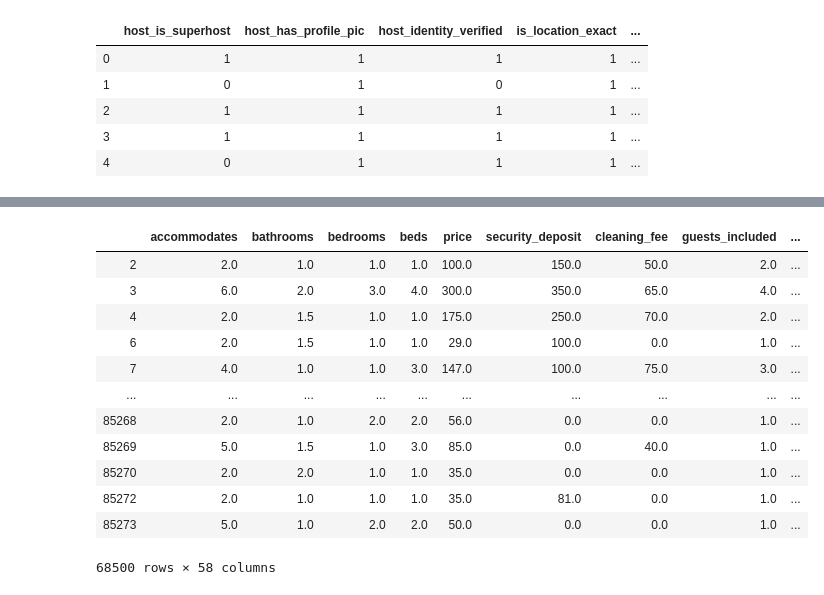
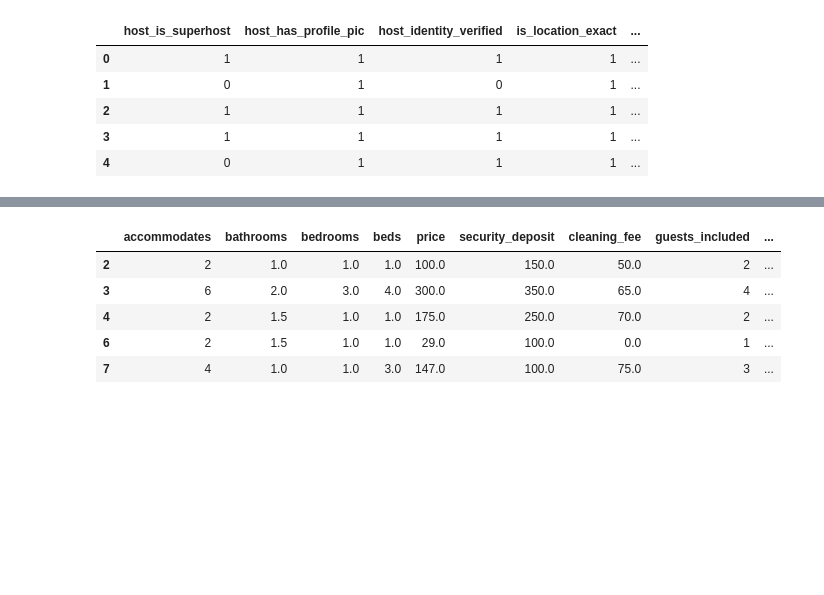
Before and after one commit to inesa-lisnic/Predicting-London-Airbnb-Prices-, a Jupyter notebook: london_airbnb.ipynb, the cells around one changed output, grey strips where cells are left out. Saved outputs shown, nothing was run; the diff lists cells and outputs as text; code cells hidden in the pictures; blank space fills up the shorter version.

```diff
--- a/london_airbnb.ipynb
+++ b/london_airbnb.ipynb
@@ -31,7 +31,7 @@ pd.set_option('max_colwidth', 20)
 #Get the latest listings.csv.gz from http://insideairbnb.com/get-the-data.html
 #Then convert it to pandas dataframe
 
-df_london = pd.read_csv("/Users/valmadrid/DataScienceBootcamp/Projects/Mod4/London Airbnb Listing Detailed.csv")
+df_london = pd.read_csv("listings 2.csv")
 #df_london = pd.read_csv("http://data.insideairbnb.com/united-kingdom/england/london/2019-09-14/data/listings.csv.gz")
 # %%
 df_london.head()
@@ -401,21 +418,14 @@ columns.remove("price")
 # plt.show()
 # %%
 df_londonairbnb_final = pd.concat([df_londonairbnb_cf_cleaned, df_londonairbnb.drop(df_londonairbnb_cf_cleaned.columns, axis = 1)], axis = 1, join = "inner")
-df_londonairbnb_final
+df_londonairbnb_final.head()
 # %% [output]
 |  | accommodates | bathrooms | bedrooms | beds | price | security_deposit | cleaning_fee | guests_included | ... |
-| 2 | 2.0 | 1.0 | 1.0 | 1.0 | 100.0 | 150.0 | 50.0 | 2.0 | ... |
-| 3 | 6.0 | 2.0 | 3.0 | 4.0 | 300.0 | 350.0 | 65.0 | 4.0 | ... |
-| 4 | 2.0 | 1.5 | 1.0 | 1.0 | 175.0 | 250.0 | 70.0 | 2.0 | ... |
-| 6 | 2.0 | 1.5 | 1.0 | 1.0 | 29.0 | 100.0 | 0.0 | 1.0 | ... |
-| 7 | 4.0 | 1.0 | 1.0 | 3.0 | 147.0 | 100.0 | 75.0 | 3.0 | ... |
-| ... | ... | ... | ... | ... | ... | ... | ... | ... | ... |
-| 85268 | 2.0 | 1.0 | 2.0 | 2.0 | 56.0 | 0.0 | 0.0 | 1.0 | ... |
-| 85269 | 5.0 | 1.5 | 1.0 | 3.0 | 85.0 | 0.0 | 40.0 | 1.0 | ... |
-| 85270 | 2.0 | 2.0 | 1.0 | 1.0 | 35.0 | 0.0 | 0.0 | 1.0 | ... |
-| 85272 | 2.0 | 1.0 | 1.0 | 1.0 | 35.0 | 81.0 | 0.0 | 1.0 | ... |
-| 85273 | 5.0 | 1.0 | 2.0 | 2.0 | 50.0 | 0.0 | 0.0 | 1.0 | ... |
+| 2 | 2 | 1.0 | 1.0 | 1.0 | 100.0 | 150.0 | 50.0 | 2 | ... |
+| 3 | 6 | 2.0 | 3.0 | 4.0 | 300.0 | 350.0 | 65.0 | 4 | ... |
+| 4 | 2 | 1.5 | 1.0 | 1.0 | 175.0 | 250.0 | 70.0 | 2 | ... |
+| 6 | 2 | 1.5 | 1.0 | 1.0 | 29.0 | 100.0 | 0.0 | 1 | ... |
+| 7 | 4 | 1.0 | 1.0 | 3.0 | 147.0 | 100.0 | 75.0 | 3 | ... |
-68500 rows × 58 columns
 # %%
 df_londonairbnb_final.to_csv("londonairbnb_cleaned_outliers.csv", index = False)
 # %%
```
Also changed, not shown: parts of 27 cells of this notebook, 4 other files.
